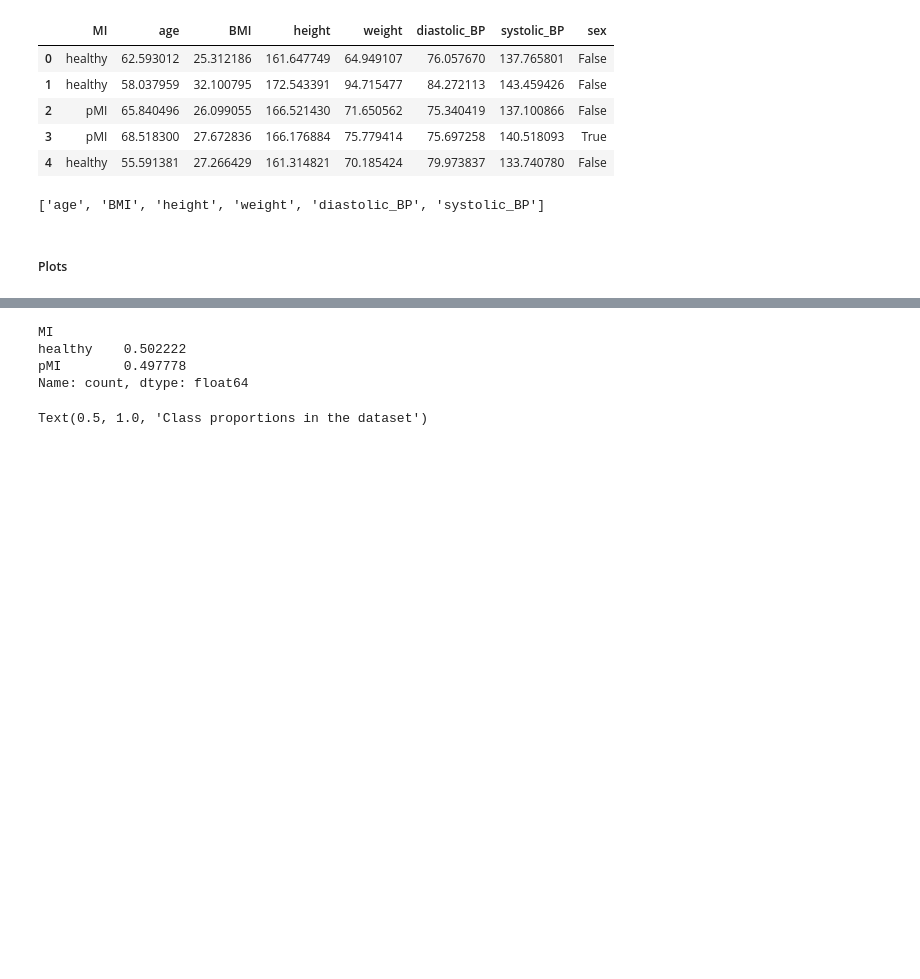
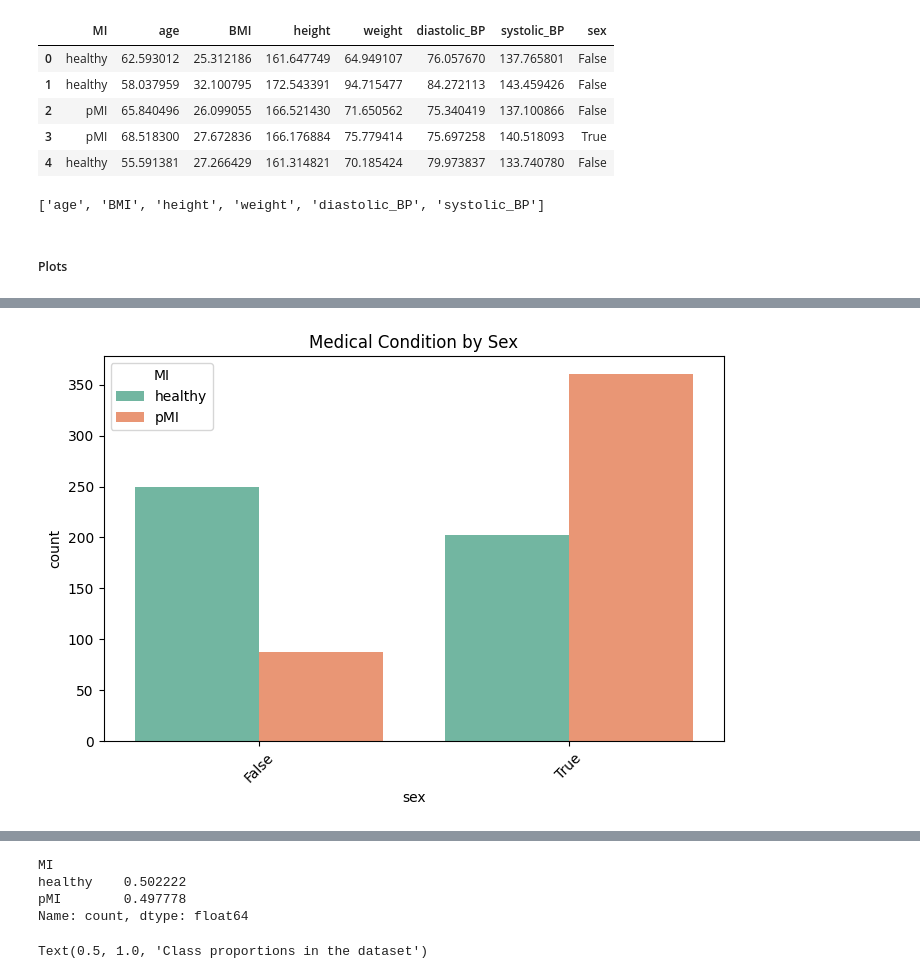
Before and after one commit to emilynurden/myocardial-infarction-predictions, a Jupyter notebook: notebooks:/data_exploration.ipynb, the cells around one changed output, grey strips where cells are left out. Saved outputs shown, nothing was run; the diff lists cells and outputs as text; code cells hidden in the pictures; blank space fills up the shorter version.

```diff
--- a/notebooks:/data_exploration.ipynb
+++ b/notebooks:/data_exploration.ipynb
@@ -118,0 +127,15 @@ plt.xticks(rotation = 90)
+# %%
+plt.figure(figsize=(8,5))
+sns.countplot(
+    data=df_to_explore,
+    x='sex',
+    hue='MI',
+    palette='Set2'
+)
+plt.title('Medical Condition by Sex')
+plt.xticks(rotation=45)
+plt.show()
+
+#false is female
+# %% [output]
+[figure, added]
```
Also changed, not shown: parts of 6 cells of this notebook, 1 other file.
